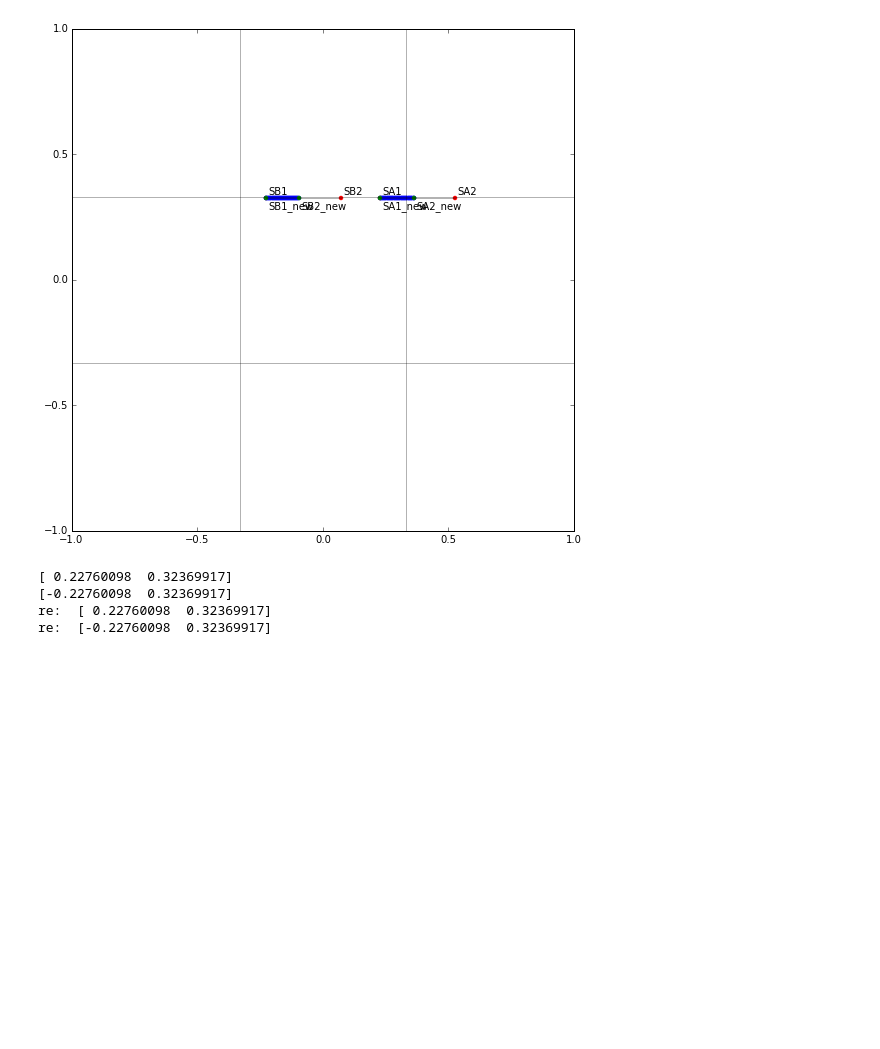
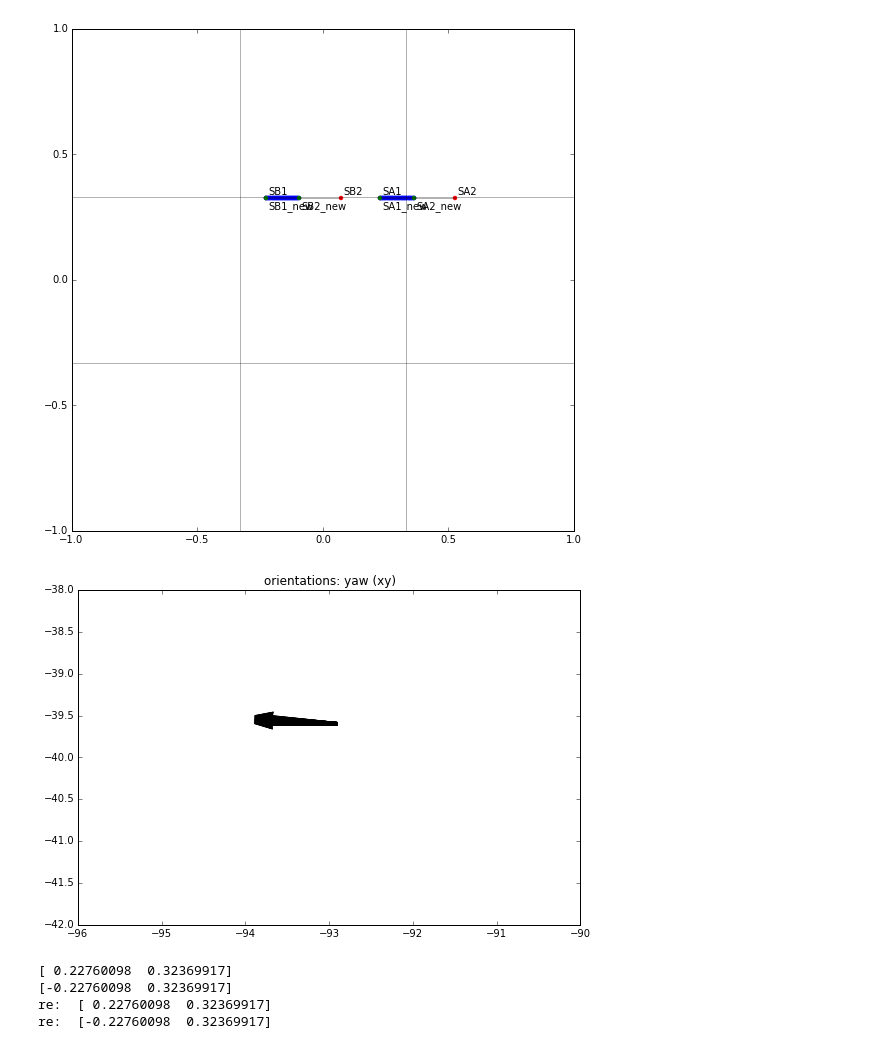
Before and after one commit to njoubert/spooky, a Jupyter notebook: experiments/ipython/22 - JE - Simple orientation tests.ipynb, the cells around one changed output. Saved outputs shown, nothing was run; the diff lists cells and outputs as text; code cells hidden in the pictures; blank space fills up the shorter version.

Commit message:
orientation quiver plots

```diff
--- a/experiments/ipython/22 - JE - Simple orientation tests.ipynb
+++ b/experiments/ipython/22 - JE - Simple orientation tests.ipynb
@@ -243,8 +243,8 @@ drawSetup(fudgeY_neg=4)
 [figure]
 # %%
 # YAW
-SA_2 = toric.Vector2(SA[0] + 0.3, SA[1])
-SB_2 = toric.Vector2(SB[0] + 0.3, SB[1])
+SA_2 = toric.Vector2(SA[0] + .3, SA[1])
+SB_2 = toric.Vector2(SB[0] + .3, SB[1])
 
 # interpolated screen space positions
 SA_x_lin = np.linspace(SA_1.x(),SA_2.x())
@@ -297,6 +297,39 @@ drawNewScreenSetup()
 re:  [ 0.22760098  0.32369917]
 re:  [-0.22760098  0.32369917]
 [figure]
+# %%
+fig = plt.figure()
+f1 = fig.add_subplot(111)
+f1.quiver(sigma[:,0],sigma[:,1],orient_vectors[:,0],orient_vectors[:,1],angles='xy',scale_units='xy',scale=1)
+f1.set_ylim([-42,-38])
+f1.set_xlim([-96,-90])
+f1.set_title("orientations: yaw (xy)")
+f1.set_aspect('equal')
+# gs = gridspec.GridSpec(1, 3)
+# fig = plt.figure()
+# f1 = fig.add_subplot(gs[0])
+# f2 = fig.add_subplot(gs[1])
+# f3 = fig.add_subplot(gs[2])
+
+# f1.quiver(sigma[:,0],sigma[:,1],orient_vectors[:,0],orient_vectors[:,1],angles='xy',scale_units='xy',scale=1)
+# f1.set_ylim([-42,-38])
+# f1.set_xlim([-96,-90])
+# f1.set_title("orientations: xy")
+# f1.set_aspect('equal')
+
+# f2.quiver(sigma[:,1],sigma[:,2],orient_vectors[:,1],orient_vectors[:,2],angles='xy',scale_units='xy',scale=1)
+# f2.set_ylim([-1,0])
+# f2.set_xlim([-40,-39])
+# f2.set_title("orientations: yz")
+# f2.set_aspect('equal')
+
+# f3.quiver(sigma[:,0],sigma[:,2],orient_vectors[:,0],orient_vectors[:,2],angles='xy',scale_units='xy',scale=1)
+# f3.set_ylim([-1,0])
+# f3.set_xlim([-95,-91])
+# f3.set_title("orientations: xz")
+# f3.set_aspect('equal')
+# %% [output]
+[figure, added]
 # %%
 # PITCH
 SA_2 = toric.Vector2(SA[0], SA[1] + 0.3)
```
Also changed, not shown: parts of 4 cells of this notebook.
